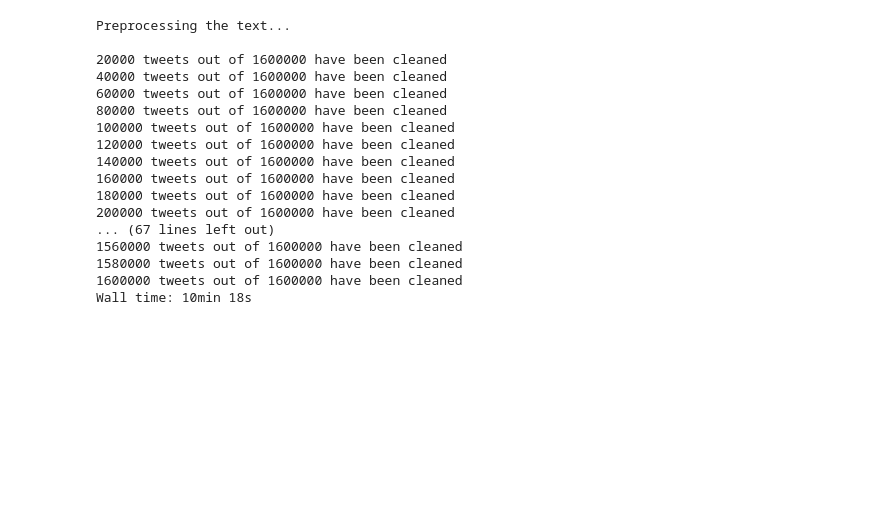
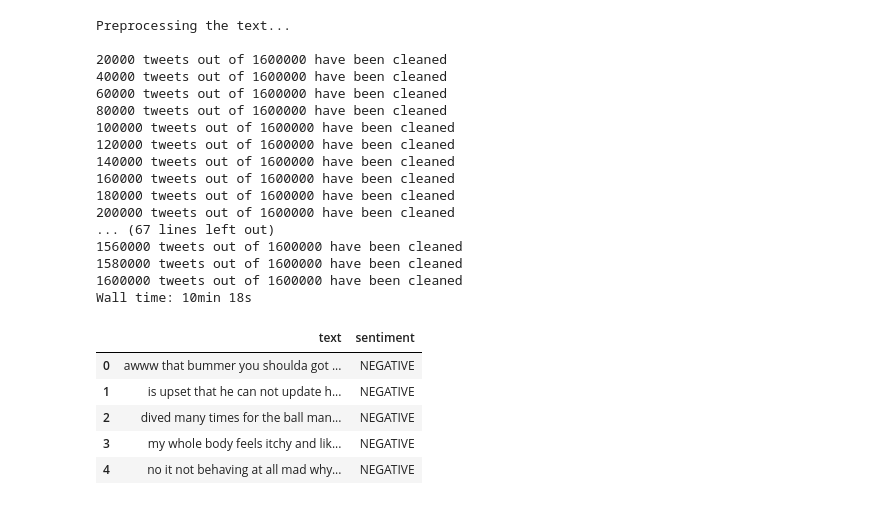
Before and after one commit to surabhik16/Twitter_Sentiment_Analysis, a Jupyter notebook: Twitter Sentiment Analysis.ipynb, the cells around one changed output. Saved outputs shown, nothing was run; the diff lists cells and outputs as text; code cells hidden in the pictures; blank space fills up the shorter version.

```diff
--- a/Twitter Sentiment Analysis.ipynb
+++ b/Twitter Sentiment Analysis.ipynb
@@ -379,3 +379,14 @@ Preprocessing the text...
 1580000 tweets out of 1600000 have been cleaned
 1600000 tweets out of 1600000 have been cleaned
 Wall time: 10min 18s
+# %%
+clean_dataset = pd.DataFrame(clean_data,columns=['text'])
+clean_dataset['sentiment'] = dataset.sentiment
+clean_dataset.head()
+# %% [output]
+|  | text | sentiment |
+| 0 | awww that bummer you shoulda got ... | NEGATIVE |
+| 1 | is upset that he can not update h... | NEGATIVE |
+| 2 | dived many times for the ball man... | NEGATIVE |
+| 3 | my whole body feels itchy and lik... | NEGATIVE |
+| 4 | no it not behaving at all mad why... | NEGATIVE |
```
Also changed, not shown: parts of 5 cells of this notebook.
